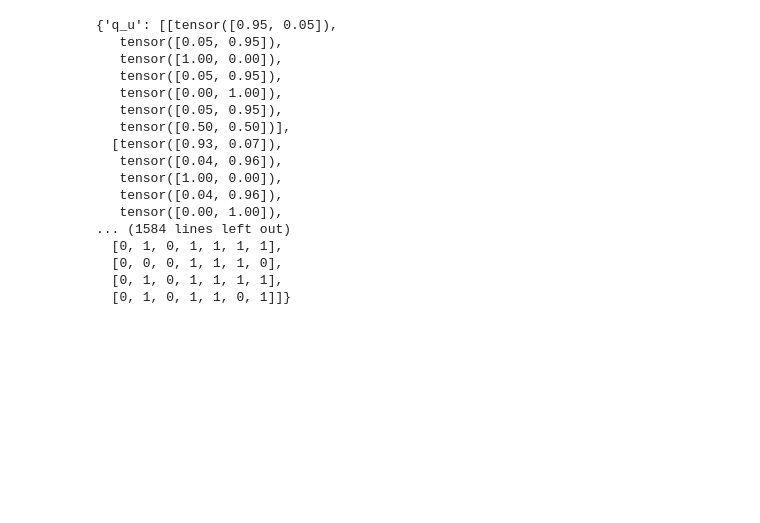
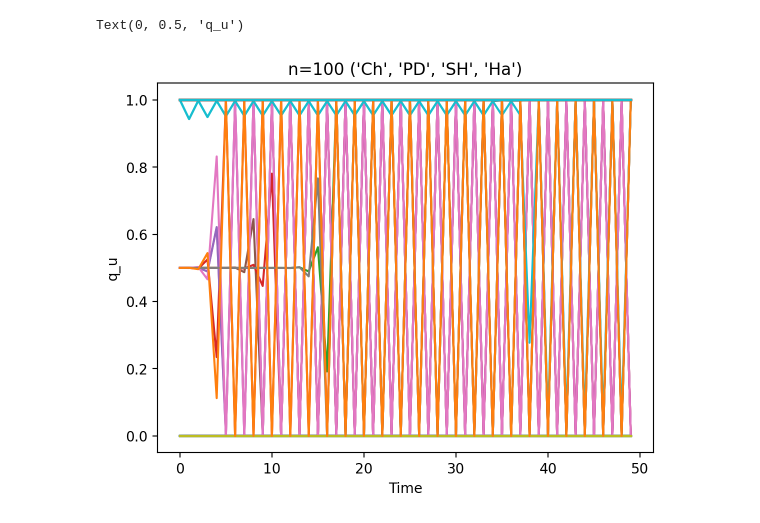
Before and after one commit to RuizSerra/factorised-MA-AIF-notebooks, a Jupyter notebook: 02 INFG 2x2 network.ipynb, the cells around one changed output. Saved outputs shown, nothing was run; the diff lists cells and outputs as text; code cells hidden in the pictures; blank space fills up the shorter version.

Commit message:
Plotting

```diff
--- a/02 INFG 2x2 network.ipynb
+++ b/02 INFG 2x2 network.ipynb
@@ -57,0 +32,34 @@ Edge: (6, 5), Game: tensor([[4., 1.],
+# %%
+# Predefined constants
+n = 100  # Number of nodes
+p = 0.1  # Probability of edge creation
+
+# Generate an Erdős-Rényi network
+G = nx.erdos_renyi_graph(n, p)
+
+# Assign a random game to each edge in the graph
+for edge in G.edges:
+    G.edges[edge]['game'] = list(available_games.values())[np.random.randint(len(available_games))]
+
+# List the edges and their corresponding games
+print(f"Simulation: n={G.number_of_nodes()} agents playing {G.number_of_edges()} games")
+for edge in G.edges(data=True):
+    game = edge[2]['game']
+    game_name = get_game_name(game, available_games)
+    print(f"{edge[:2]} -- {game_name}")
+
+# Plot the network
+plt.figure(figsize=(5, 5), dpi=150)
+pos = nx.spring_layout(G)
+nx.draw(
+    G,
+    pos,
+    with_labels=False,
+    node_size=100,
+    node_color='red',
+    edge_color='black',
+    width=0.5
+)
+edge_labels = {(edge[0], edge[1]): get_game_name(edge[2]['game'], available_games) for edge in G.edges(data=True)}
+nx.draw_networkx_edge_labels(G, pos, edge_labels=edge_labels, font_size=6)
+plt.show()
@@ -108,20 +122,12 @@ INFO:root:t=200/200 Simulation complete
-# %%
-variables_history
-# %% [output]
-{'q_u': [[tensor([0.95, 0.05]),
-   tensor([0.05, 0.95]),
-   tensor([1.00, 0.00]),
-   tensor([0.05, 0.95]),
-   tensor([0.00, 1.00]),
-   tensor([0.05, 0.95]),
-   tensor([0.50, 0.50])],
-  [tensor([0.93, 0.07]),
-   tensor([0.04, 0.96]),
-   tensor([1.00, 0.00]),
-   tensor([0.04, 0.96]),
-   tensor([0.00, 1.00]),
-... (1584 lines left out)
-  [0, 1, 0, 1, 1, 1, 1],
-  [0, 0, 0, 1, 1, 1, 0],
-  [0, 1, 0, 1, 1, 1, 1],
-  [0, 1, 0, 1, 1, 0, 1]]}
+# %%
+MARGIN = 0.05
+q_u_history = np.array(variables_history['q_u'])
+for i in range(num_players):
+    plt.plot(q_u_history[:, i, 0], label='Agent 0')  # indices: time, agent, action
+plt.ylim(0-MARGIN, 1+MARGIN)
+plt.title(f'n={len(G.nodes)} {tuple(available_games.keys())}')
+plt.xlabel('Time')
+plt.ylabel('q_u')
+# %% [output]
+Text(0, 0.5, 'q_u')
+[figure, added]
```
Also changed, not shown: parts of 10 cells of this notebook.
